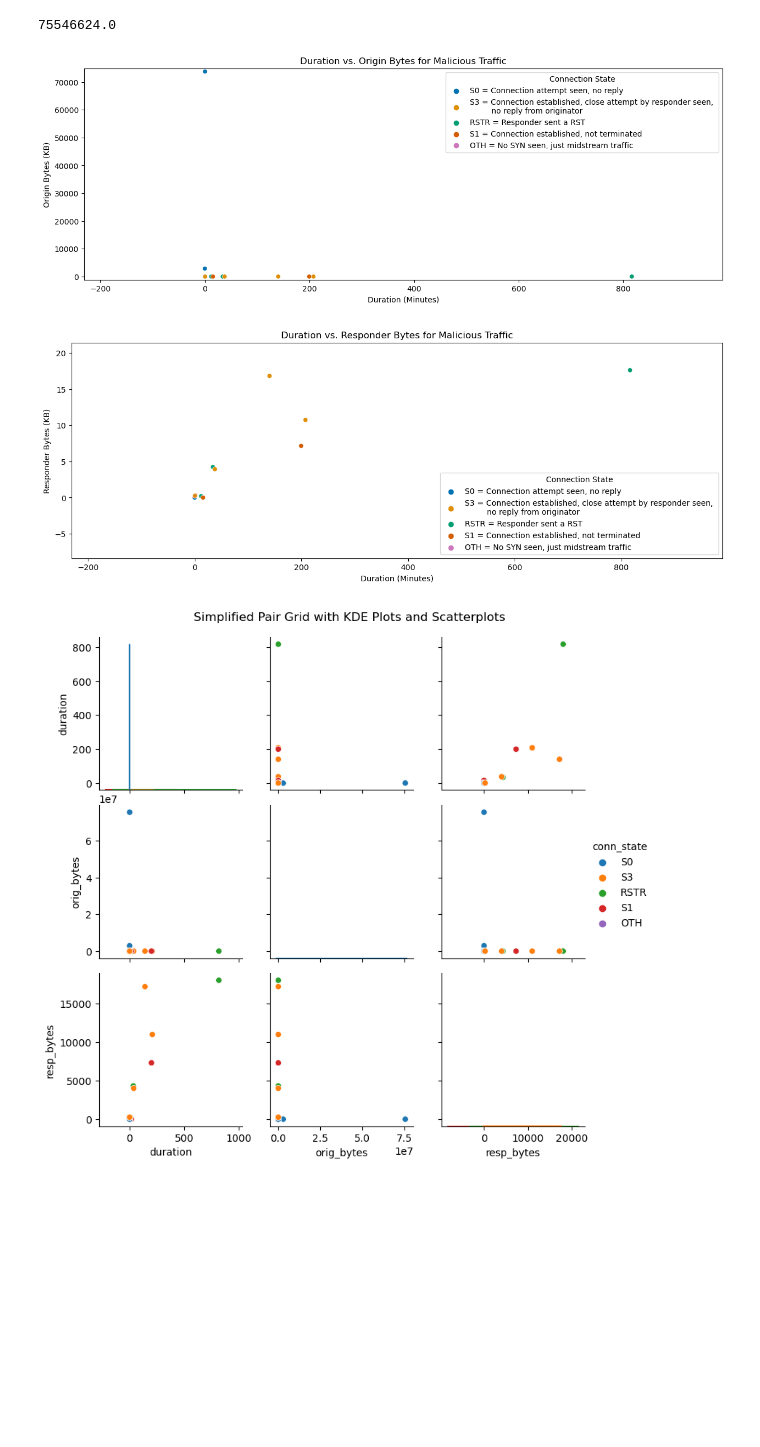
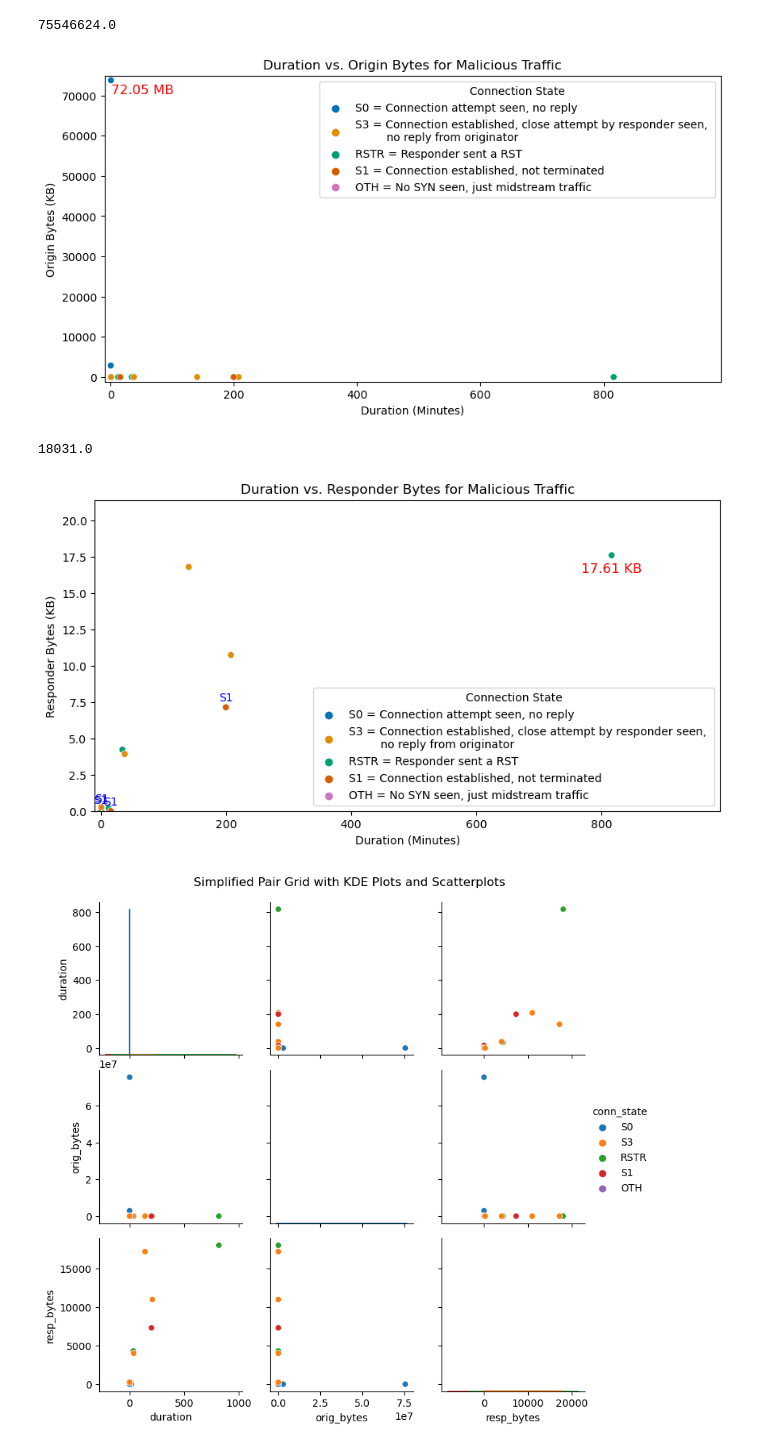
Before and after one commit to sdave777/Internet-of-Things_IDS_Data, a Jupyter notebook: Scratch.ipynb, the cells around one changed output. Drawn from its saved outputs; the diff is of its cells as text; code cells hidden in the pictures; blank space fills up the shorter version.

```diff
--- a/Scratch.ipynb
+++ b/Scratch.ipynb
@@ -276,44 +290,77 @@ malicious_data['orig_bytes'].max()
 # %% [output]
 75546624.0
 # %%
+# Assuming malicious_data DataFrame is already defined and contains the necessary data
 malicious_data['orig_bytes_kb'] = malicious_data['orig_bytes'] / 1024
 
-plt.figure(figsize=(15, 5))
-sns.scatterplot(data=malicious_data, x='duration', y='orig_bytes_kb', palette='colorblind', hue='conn_state', legend='full')
+# Identify the event with the largest orig_bytes_kb
+largest_orig_bytes_event = malicious_data.loc[malicious_data['orig_bytes_kb'].idxmax()]
+largest_orig_bytes_mb = largest_orig_bytes_event['orig_bytes_kb'] / 1024
+
+plt.figure(figsize=(10, 5))
+scatter_plot = sns.scatterplot(data=malicious_data, x='duration', y='orig_bytes_kb', hue='conn_state', palette='colorblind', legend='full')
 sns.kdeplot(data=malicious_data, x='duration', y='orig_bytes_kb', hue='conn_state', levels=5, fill=True, alpha=0.3)
 plt.title('Duration vs. Origin Bytes for Malicious Traffic')
 plt.xlabel('Duration (Minutes)')
 plt.ylabel('Origin Bytes (KB)')
+
+# Annotate the largest orig_bytes_kb event with the value in megabytes
+plt.text(largest_orig_bytes_event['duration'], largest_orig_bytes_event['orig_bytes_kb'] - 1000,
+         f'{largest_orig_bytes_mb:.2f} MB', fontsize=12, color='red', ha='left', va='top')
+
+plt.xlim(left=-10)
 
 legend_labels = {
     'S0': 'S0 = Connection attempt seen, no reply',
     'S3': 'S3 = Connection established, close attempt by responder seen, \n         no reply from originator',
     'RSTR': 'RSTR = Responder sent a RST',
     'S1': 'S1 = Connection established, not terminated',
     'OTH': 'OTH = No SYN seen, just midstream traffic'
 }
 
 # Get the current handles and labels
 handles, labels = plt.gca().get_legend_handles_labels()
 
 # Replace the labels with the custom labels
 new_labels = [legend_labels.get(label, label) for label in labels]
 
 # Create the custom legend
 plt.legend(handles, new_labels, title='Connection State', loc='upper right')
 
 plt.show()
 # %% [output]
-[figure, old version]
+[figure, new version]
+# %%
+malicious_data['resp_bytes'].max()
+# %% [output]
+18031.0
 # %%
 malicious_data['resp_bytes_kb'] = malicious_data['resp_bytes'] / 1024
 
-plt.figure(figsize=(15, 5))
-sns.scatterplot(data=malicious_data, x='duration', y='resp_bytes_kb', palette='colorblind', hue='conn_state', legend='full')
+# Identify the event with the largest resp_bytes_kb
+largest_resp_bytes_event = malicious_data.loc[malicious_data['resp_bytes_kb'].idxmax()]
+
+plt.figure(figsize=(10, 5))
+scatter_plot = sns.scatterplot(data=malicious_data, x='duration', y='resp_bytes_kb', hue='conn_state', palette='colorblind', legend='full')
 sns.kdeplot(data=malicious_data, x='duration', y='resp_bytes_kb', hue='conn_state', levels=5, fill=True, alpha=0.3)
 plt.title('Duration vs. Responder Bytes for Malicious Traffic')
 plt.xlabel('Duration (Minutes)')
 plt.ylabel('Responder Bytes (KB)')
+
+# Annotate the largest resp_bytes_kb event with the value in kilobytes
+plt.annotate(f'{largest_resp_bytes_event["resp_bytes_kb"]:.2f} KB',
+             xy=(largest_resp_bytes_event['duration'], largest_resp_bytes_event['resp_bytes_kb']),
+             xytext=(largest_resp_bytes_event['duration'], largest_resp_bytes_event['resp_bytes_kb']-0.50),
+             fontsize=12, color='red', ha='center', va='top')
+
+s1_connections = malicious_data[malicious_data['conn_state'] == 'S1']
+for _, row in s1_connections.iterrows():
+    plt.annotate('S1', xy=(row['duration'], row['resp_bytes_kb']), xytext=(row['duration'], row['resp_bytes_kb'] + 0.25),
+                 fontsize=10, color='blue', ha='center', va='bottom')
+
+# Set the x-axis to start at 0
+plt.xlim(left=-10)
+plt.ylim(bottom=0)
 
 legend_labels = {
     'S0': 'S0 = Connection attempt seen, no reply',
@@ -334,7 +381,7 @@ plt.legend(handles, new_labels, title='Connection State', loc='lower right')
 
 plt.show()
 # %% [output]
-[figure, old version]
+[figure, new version]
 # %%
 g = sns.PairGrid(malicious_data, vars=['duration', 'orig_bytes', 'resp_bytes'], hue='conn_state')
 g.map_diag(sns.kdeplot)
```
Also changed, not shown: parts of 8 cells of this notebook, 8 other files.
